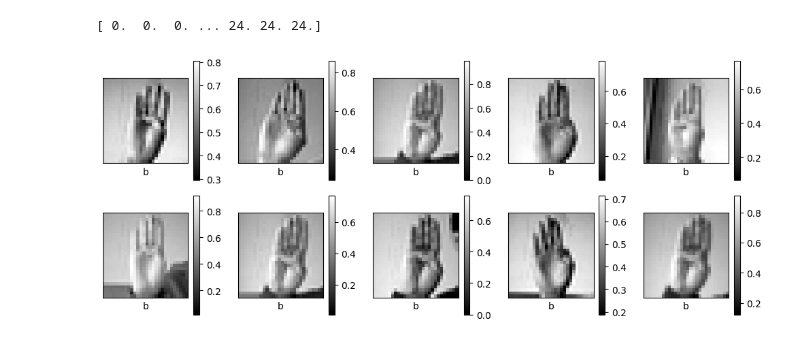
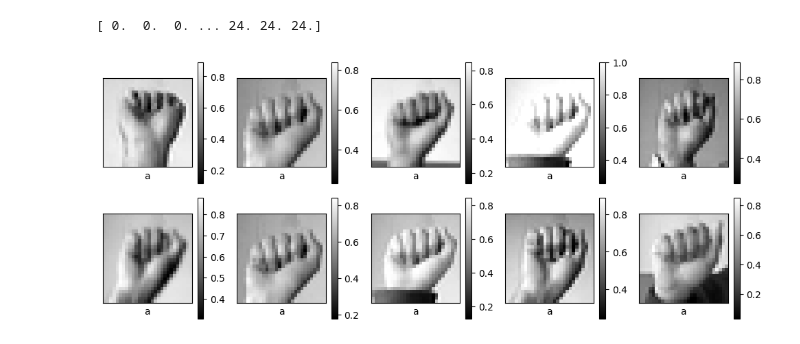
Before and after one commit to thomascampagnolo97/sign_language_ML, a Jupyter notebook: ML_project.ipynb, the cells around one changed output. Drawn from its saved outputs; the diff is of its cells as text; code cells hidden in the pictures.

```diff
--- a/ML_project.ipynb
+++ b/ML_project.ipynb
@@ -55,3 +78,11 @@ print(Y_train.shape)
 # %% [output]
 (3600, 784)
 (3600,)
+# %%
+# Randomizzare le righe del dataset ordinato (il risultato finale non cambia)
+TRAIN = np.c_[X_train, Y_train] # aggiunge la colonna Y_train alla matrice X_train alla fine
+
+TRAIN1 = shuffle(TRAIN, random_state=0) # random operation
+
+X_train = TRAIN1[:, 0:784] # estrapolare la matrice X_train
+Y_train = TRAIN1[:, 784] # estrapolare la colonna Y_train delle label
@@ -126,19 +172,19 @@ print(Y_train)
 # %%
 plt.figure(figsize=(10, 10))
 for i in range(10):
   plt.subplot(5, 5, i+1)
   plt.xticks([])
   plt.yticks([])
   plt.grid(False)
-  tmp = np.reshape(X_train[i+150,:], (28,28))
+  tmp = np.reshape(X_train[i,:], (28,28))
   plt.imshow(tmp, cmap = 'gray')
   plt.colorbar()
   # plt.imshow(X_train[i].squeeze(), cmap=plt.cm.binary)
-  plt.xlabel(class_names[int((Y_train)[i+150])])
+  plt.xlabel(class_names[int((Y_train)[i])])
 plt.tight_layout()
 plt.show()
 # %% [output]
-[figure, old version]
+[figure, new version]
 # %%
 from sklearn.model_selection import GridSearchCV # algoritmo per la ricerca degli hyperparameters ottimi nella grid
 from sklearn.svm import SVC
```
Also changed, not shown: parts of 8 cells of this notebook.
